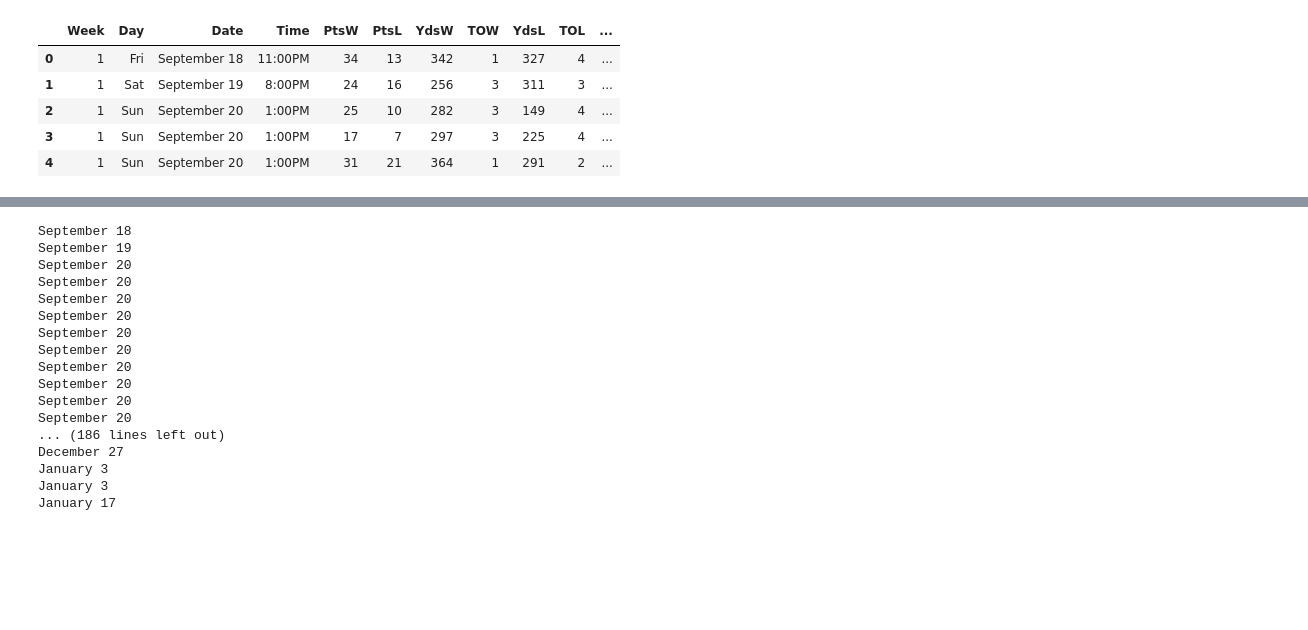
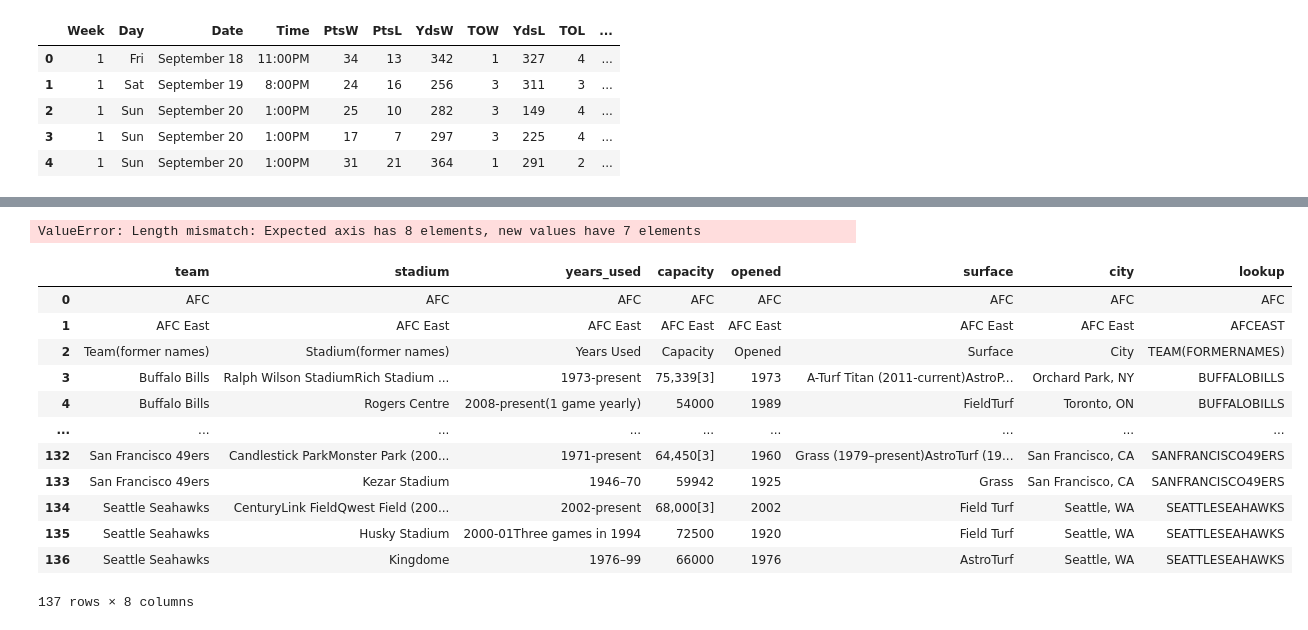
Before and after one commit to KevinKillman/ETL-Project, a Jupyter notebook: test_scrape.ipynb, the cells around one changed output, grey strips where cells are left out. Drawn from its saved outputs; the diff is of its cells as text; code cells hidden in the pictures; blank space fills up the shorter version.

Commit message:
tinkering with bs4 and stadium data

```diff
--- a/test_scrape.ipynb
+++ b/test_scrape.ipynb
@@ -237,21 +262,25 @@ session.close_all()
-# %%
-for x in games_df['Date']:
-    print((x))
-# %% [output]
-September 18
-September 19
-September 20
-September 20
-September 20
-September 20
-September 20
-September 20
-September 20
-September 20
-September 20
-September 20
-... (186 lines left out)
-December 27
-January 3
-January 3
-January 17
+# %%
+tab = pd.read_html('https://americanfootballdatabase.fandom.com/wiki/Chronology_of_home_stadiums_for_current_National_Football_League_teams')
+# %%
+new_stadium_df = tab[1]
+new_stadium_df.columns = ['team', 'stadium', 'years_used', 'capacity', 'opened', 'surface', 'city']
+new_stadium_df.drop(index=[0,1,2], inplace = True)
+new_stadium_df['lookup'] = [x.upper().replace(' ', '') for x in new_stadium_df['team']]
+# %% [output]
+ValueError: Length mismatch: Expected axis has 8 elements, new values have 7 elements
+# %%
+new_stadium_df
+# %% [output]
+|  | team | stadium | years_used | capacity | opened | surface | city | lookup |
+| 0 | AFC | AFC | AFC | AFC | AFC | AFC | AFC | AFC |
+| 1 | AFC East | AFC East | AFC East | AFC East | AFC East | AFC East | AFC East | AFCEAST |
+| 2 | Team(former names) | Stadium(former names) | Years Used | Capacity | Opened | Surface | City | TEAM(FORMERNAMES) |
+| 3 | Buffalo Bills | Ralph Wilson StadiumRich Stadium ... | 1973-present | 75,339[3] | 1973 | A-Turf Titan (2011-current)AstroP... | Orchard Park, NY | BUFFALOBILLS |
+| 4 | Buffalo Bills | Rogers Centre | 2008-present(1 game yearly) | 54000 | 1989 | FieldTurf | Toronto, ON | BUFFALOBILLS |
+| ... | ... | ... | ... | ... | ... | ... | ... | ... |
+| 132 | San Francisco 49ers | Candlestick ParkMonster Park (200... | 1971-present | 64,450[3] | 1960 | Grass (1979–present)AstroTurf (19... | San Francisco, CA | SANFRANCISCO49ERS |
+| 133 | San Francisco 49ers | Kezar Stadium | 1946–70 | 59942 | 1925 | Grass | San Francisco, CA | SANFRANCISCO49ERS |
+| 134 | Seattle Seahawks | CenturyLink FieldQwest Field (200... | 2002-present | 68,000[3] | 2002 | Field Turf | Seattle, WA | SEATTLESEAHAWKS |
+| 135 | Seattle Seahawks | Husky Stadium | 2000-01Three games in 1994 | 72500 | 1920 | Field Turf | Seattle, WA | SEATTLESEAHAWKS |
+| 136 | Seattle Seahawks | Kingdome | 1976–99 | 66000 | 1976 | AstroTurf | Seattle, WA | SEATTLESEAHAWKS |
+137 rows × 8 columns
```
Also changed, not shown: parts of 13 cells of this notebook, 3 other files.
